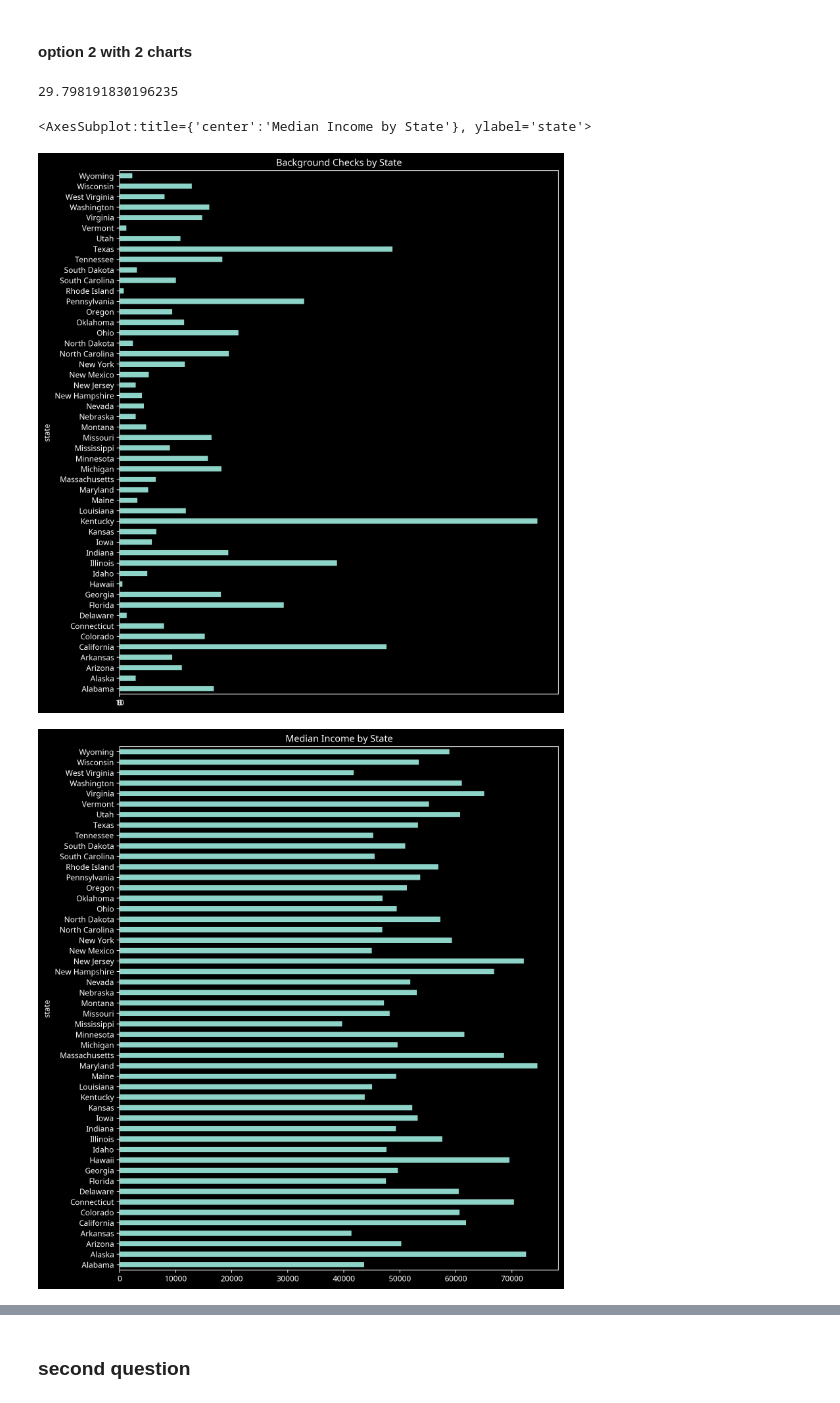
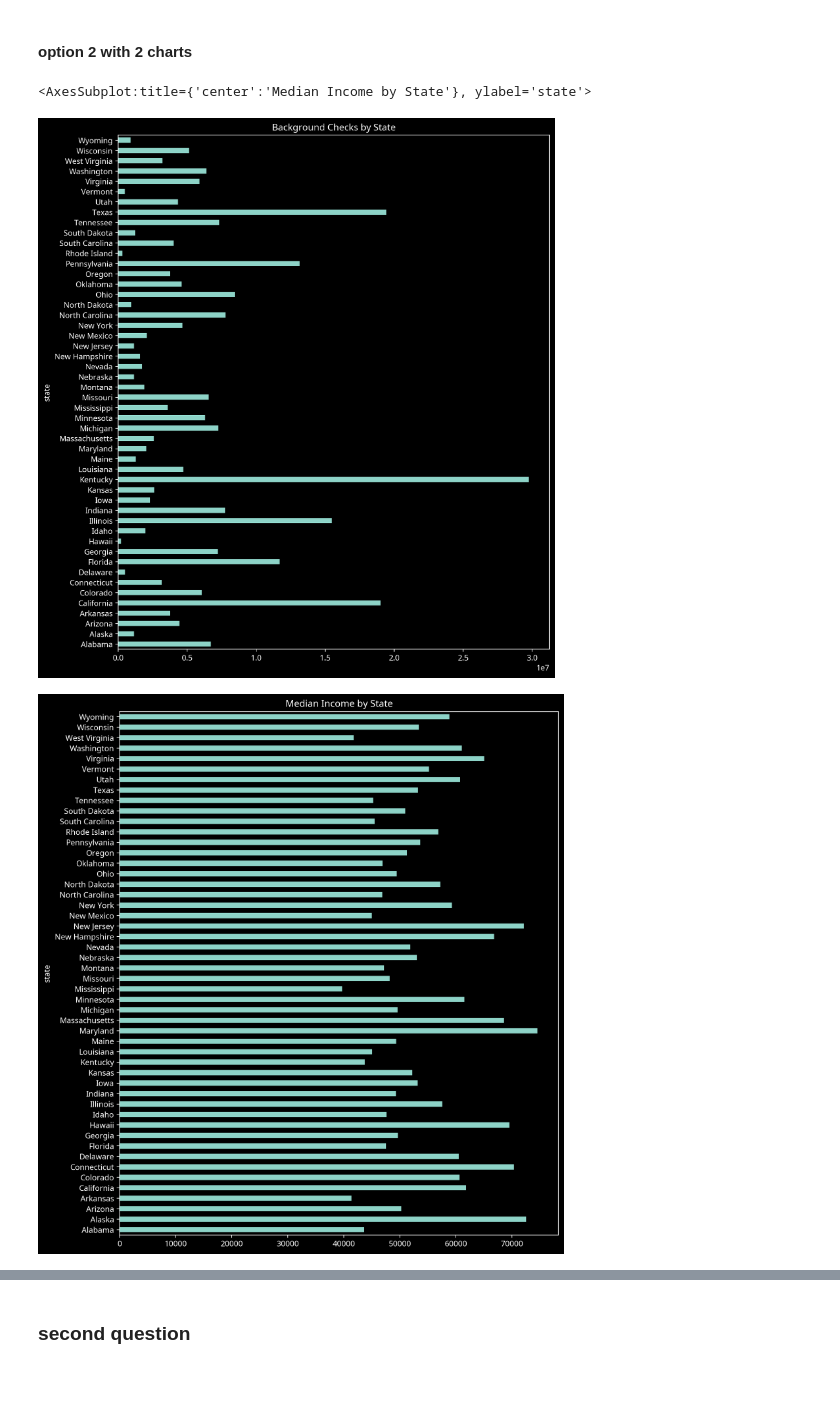
Before and after one commit to roodhouse/udacity_notebooks, a Jupyter notebook: projects/database_ncis_and_census_data/explore.ipynb, the cells around one changed output, grey strips where cells are left out. Drawn from its saved outputs; the diff is of its cells as text; code cells hidden in the pictures.

```diff
--- a/projects/database_ncis_and_census_data/explore.ipynb
+++ b/projects/database_ncis_and_census_data/explore.ipynb
@@ -369,32 +367,22 @@ max_bg = df_census_gun['bgChecks_num'].max()
-# %%
-gun_count = df_gun['totals'].count()
-census_count = 80
-
-xticks = max_bg / (gun_count * census_count)
-
-xticks
-# %% [output]
-29.798191830196235
 # %%
 df_census_gun.plot(
     kind='barh',
     x='state',
     y='bgChecks_num',
     legend=False,
     figsize=(10, 12),
-    title='Background Checks by State',
-    xticks=[0, 5, 10]
+    title='Background Checks by State'
 )
 
 df_census_gun.plot(
     kind='barh',
     x='state',
     y='income_num',
     legend=False,
     figsize=(10, 12),
     title='Median Income by State'
 )
 # %% [output]
 <AxesSubplot:title={'center':'Median Income by State'}, ylabel='state'>
-[figure, old version]
+[figure, new version]
 [figure]
```
Also changed, not shown: parts of 6 cells of this notebook.
